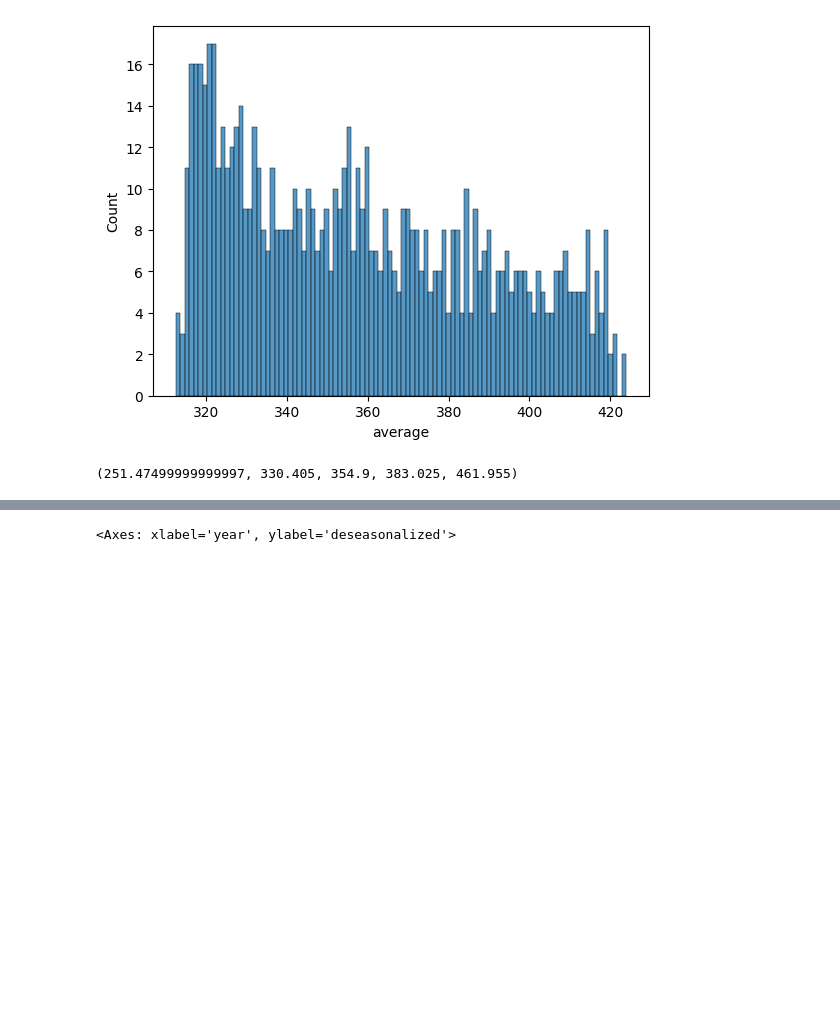
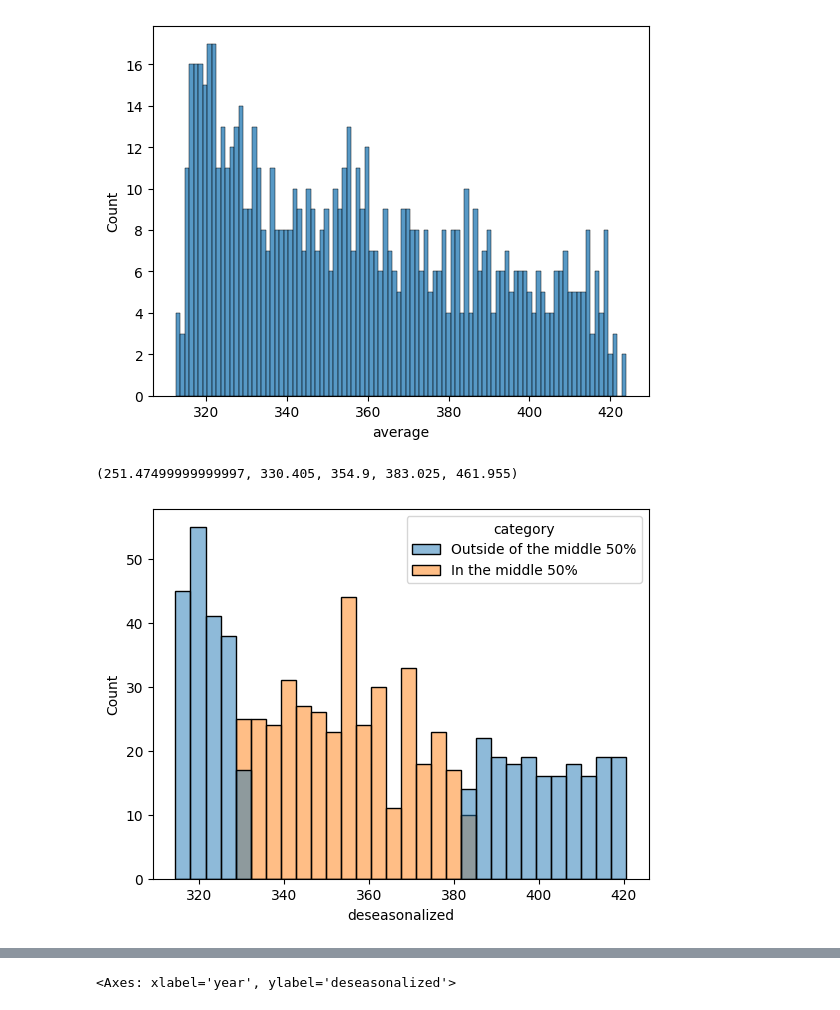
Before and after one commit to jordanarlan/UC-Berkeley-DS100, a Jupyter notebook: Week 4/Visualization_1.ipynb, the cells around one changed output, grey strips where cells are left out. Saved outputs shown, nothing was run; the diff lists cells and outputs as text; code cells hidden in the pictures; blank space fills up the shorter version.

```diff
--- a/Week 4/Visualization_1.ipynb
+++ b/Week 4/Visualization_1.ipynb
@@ -87,4 +87,14 @@ whisk1, q1, q2, q3, whisk2
 # %% [output]
 (251.47499999999997, 330.405, 354.9, 383.025, 461.955)
+# %%
+co2['category'] = None
+co2.loc[(co2['deseasonalized'] < q1) | (co2['deseasonalized'] > q3), 'category'] = 'Outside of the middle 50%'
+co2.loc[(co2['deseasonalized'] > q1) & (co2['deseasonalized'] < q3), 'category'] = 'In the middle 50%'
+
+sns.histplot(co2, x = 'deseasonalized', hue = 'category', bins = 30);
+
+co2.drop(columns = ['category'], inplace = True)
+# %% [output]
+[figure, added]
 # %%
 px.violin(co2, y='deseasonalized')
```
Also changed, not shown: parts of 3 cells of this notebook.
